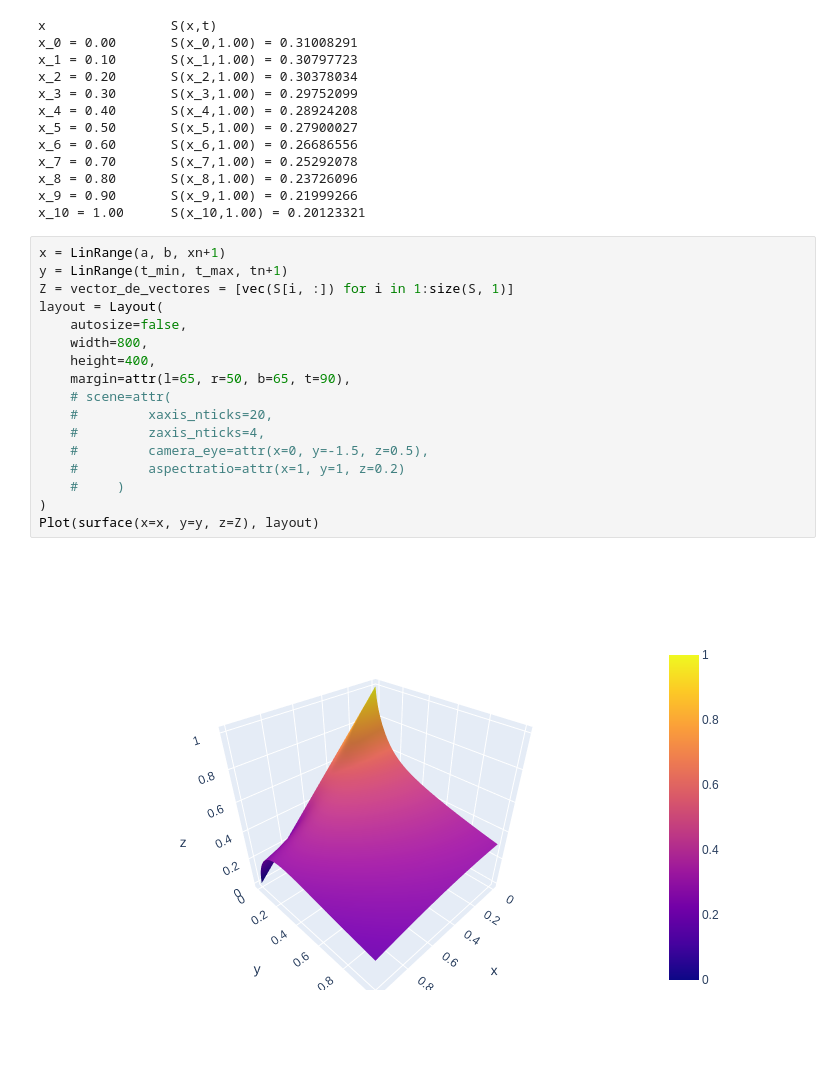
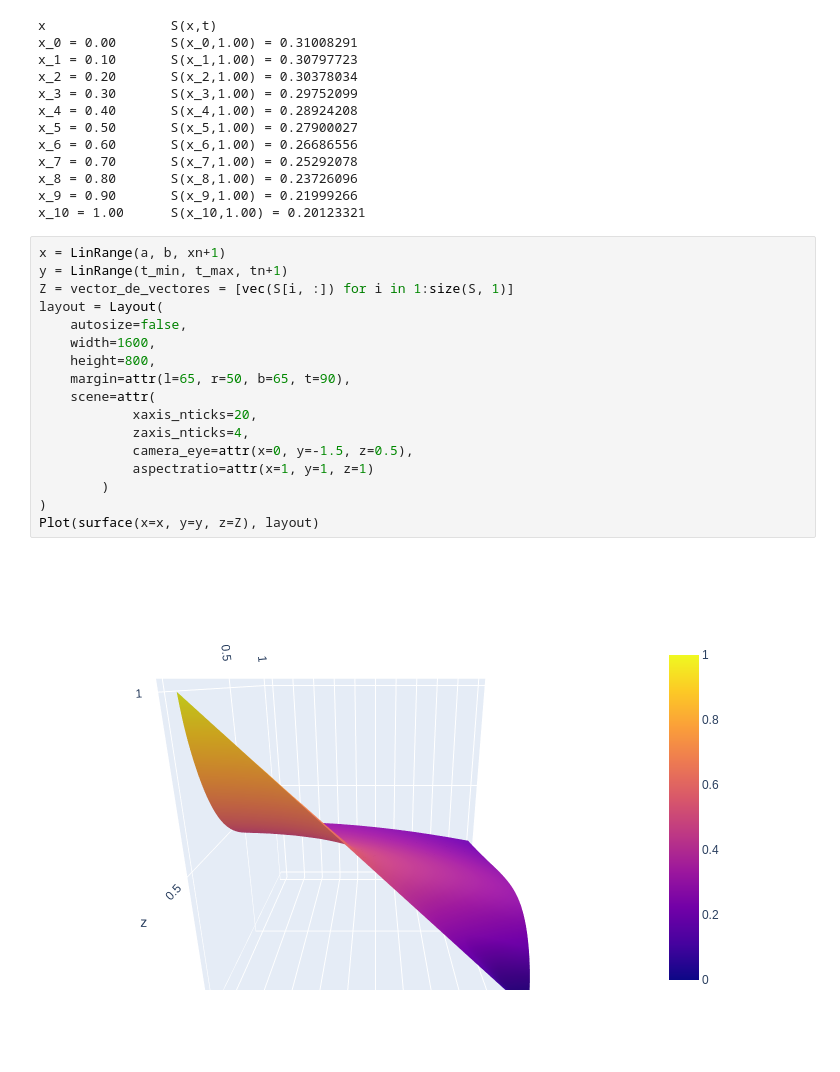
Before and after one commit to Mitchell-Mirano/MN3, a Jupyter notebook: practicas/practica1/practica1.ipynb, the cells around one changed output. Saved outputs shown, nothing was run; the diff lists cells and outputs as text.

```diff
--- a/notebooks/practica1.ipynb
+++ b/practicas/practica1/practica1.ipynb
@@ -169,19 +169,19 @@ x_10 = 1.00      S(x_10,1.00) = 0.20123321
 # %%
 x = LinRange(a, b, xn+1)
 y = LinRange(t_min, t_max, tn+1)
 Z = vector_de_vectores = [vec(S[i, :]) for i in 1:size(S, 1)]
 layout = Layout(
     autosize=false,
-    width=800,
-    height=400,
+    width=1600,
+    height=800,
     margin=attr(l=65, r=50, b=65, t=90),
-    # scene=attr(
-    #         xaxis_nticks=20,
-    #         zaxis_nticks=4,
-    #         camera_eye=attr(x=0, y=-1.5, z=0.5),
-    #         aspectratio=attr(x=1, y=1, z=0.2)
-    #     )
+    scene=attr(
+            xaxis_nticks=20,
+            zaxis_nticks=4,
+            camera_eye=attr(x=0, y=-1.5, z=0.5),
+            aspectratio=attr(x=1, y=1, z=1)
+        )
 )
 Plot(surface(x=x, y=y, z=Z), layout)
 # %% [output]
-[figure, old version]
+[figure, new version]
```
Also changed, not shown: 11 other files.
